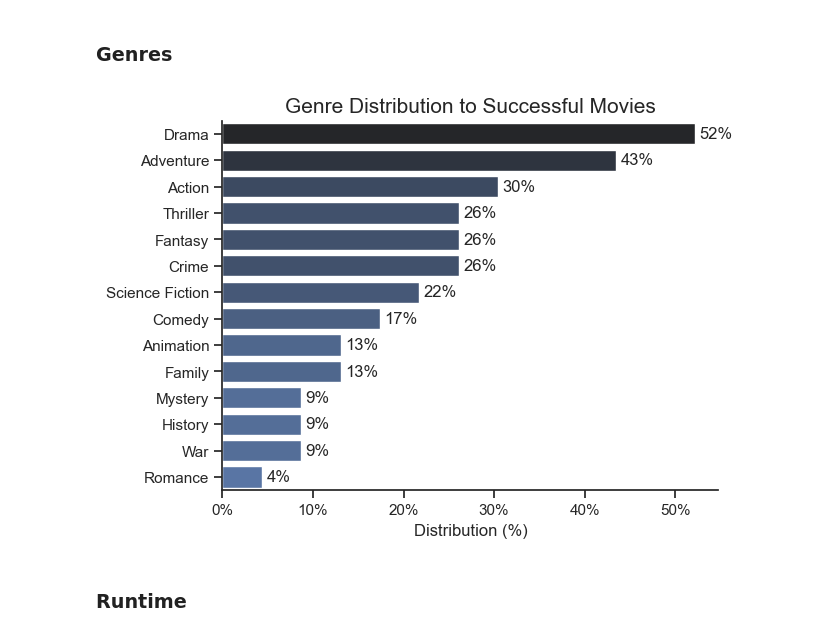
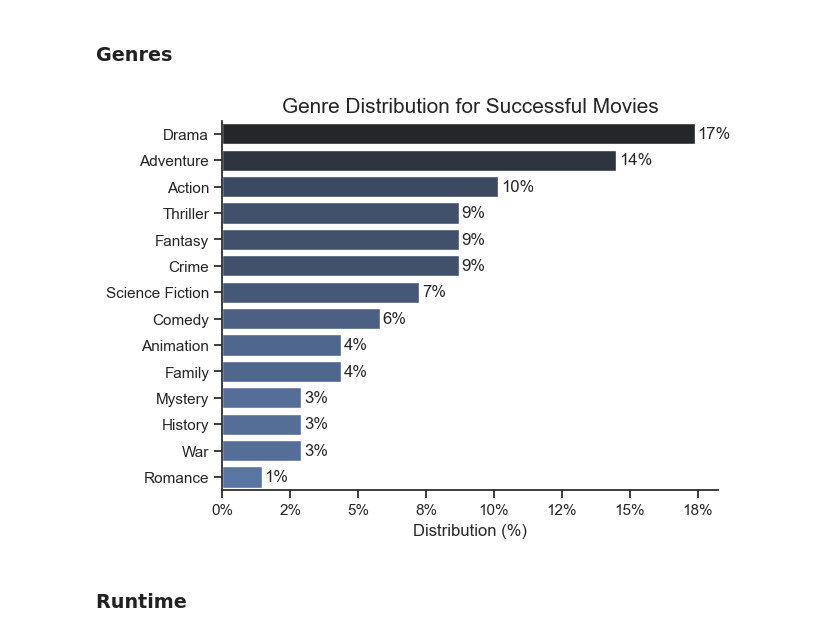
Before and after one commit to Jamil1016/Python_Project_Movie_Analysis, a Jupyter notebook: 1_Analysis/7_Succesful_Movies_Characterestics.ipynb, the cells around one changed output. Saved outputs shown, nothing was run; the diff lists cells and outputs as text; code cells hidden in the pictures.

```diff
--- a/1_Analysis/7_Succesful_Movies_Characterestics.ipynb
+++ b/1_Analysis/7_Succesful_Movies_Characterestics.ipynb
@@ -5,7 +5,7 @@ import matplotlib.pyplot as plt
 import seaborn as sns
 import ast
 
-movies_df = pd.read_csv(r'C:\Users\Admin\Desktop\Github Projects\data\raw\movies_metadata.csv', low_memory= False)
+movies_df = pd.read_csv(r'C:\Users\Administrator\Desktop\Studies\Python\Python_Project_Movie_Analysis\Python_Project_Movie_Analysis\0_Dataset\movies_metadata.csv', low_memory= False)
 
 movies_df['release_date'] = pd.to_datetime(movies_df['release_date'],errors='coerce') # Convert data type of release_date to datetime.
 movies_df['budget'] = pd.to_numeric(movies_df['budget'], errors='coerce') # Convert data type of budget to numeric.
@@ -20,6 +20,9 @@ movies_df['genres'] = movies_df['genres'].apply(lambda x: list_name(x))
 movies_df['production_companies'] = movies_df['production_companies'].apply(lambda x: list_name(x))
 movies_df['production_countries'] = movies_df['production_countries'].apply(lambda x: list_name(x))
 movies_df = movies_df.dropna(subset= 'title', axis= 'index')
+
+movies_df['release_month_no'] = movies_df['release_date'].dt.month
+movies_df['release_month'] = movies_df['release_date'].dt.strftime('%b')
 # %% [markdown]
 # What are the most common characteristics of successful movies?
 
@@ -49,35 +51,33 @@ successful_movies = movies[(movies['profit'] > profit_threshold) & (movies['vote
 ### Genres
 # %%
 genres_explode = successful_movies.explode('genres')
-movie_count = len(successful_movies)
-genres_count = genres_explode['genres'].value_counts().reset_index()
-genres_count['perc'] = genres_count['count']/movie_count * 100
+genres_count = genres_explode['genres'].value_counts(normalize= True).reset_index(name= 'perc')
 
 sns.set_theme(style= 'ticks')
 sns.barplot(
     data= genres_count
     ,x= 'perc'
     ,y= 'genres'
     ,hue= 'perc'
     ,palette= 'dark:b_r'
     ,legend= False
     )
 ax= plt.gca()
-ax.xaxis.set_major_formatter(plt.FuncFormatter(lambda x,i: f'{x:.0f}%'))
+ax.xaxis.set_major_formatter(plt.FuncFormatter(lambda x,i: f'{x*100:.0f}%'))
 for i,value in enumerate(genres_count['perc']):
     ax.text(
-        x= value+.5
+        x= value+0.001
         ,y= i
-        ,s= f'{value:.0f}%'
+        ,s= f'{value*100:.0f}%'
         ,va= 'center'
     )
 ax.spines[['top','right']].set_visible(False)
-ax.set_title('Genre Distribution to Successful Movies', fontsize= 15)
+ax.set_title('Genre Distribution for Successful Movies', fontsize= 15)
 ax.set_xlabel('Distribution (%)')
 ax.set_ylabel('')
 plt.show()
 # %% [output]
-[figure, old version]
+[figure, new version]
 # %% [markdown]
 ### Runtime
 # %%
```
Also changed, not shown: parts of 6 cells of this notebook, 7 other files.
